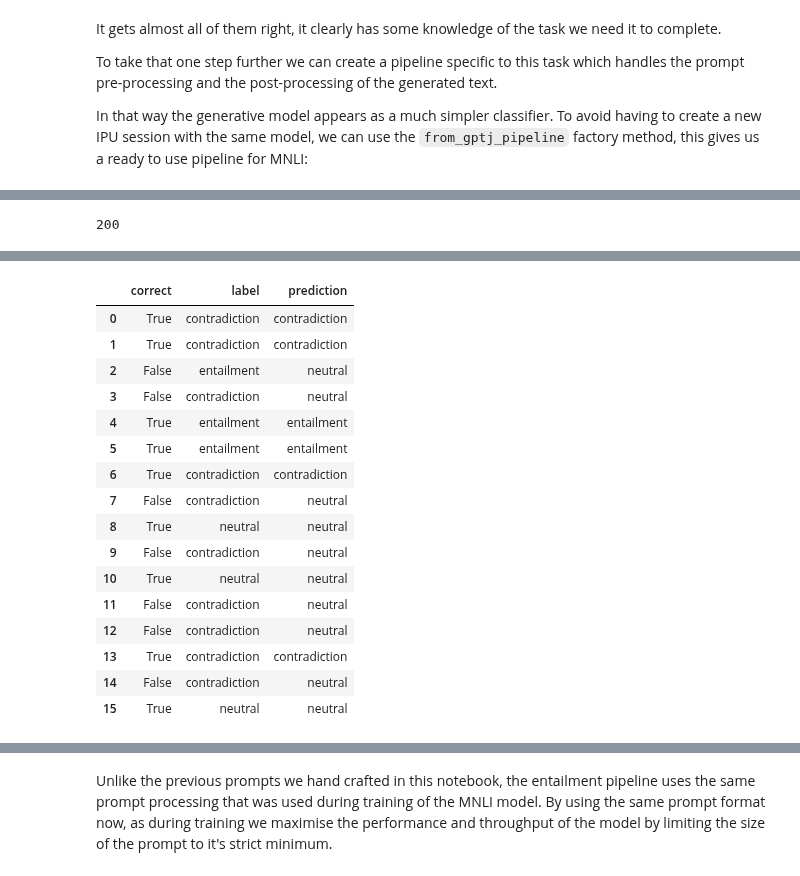
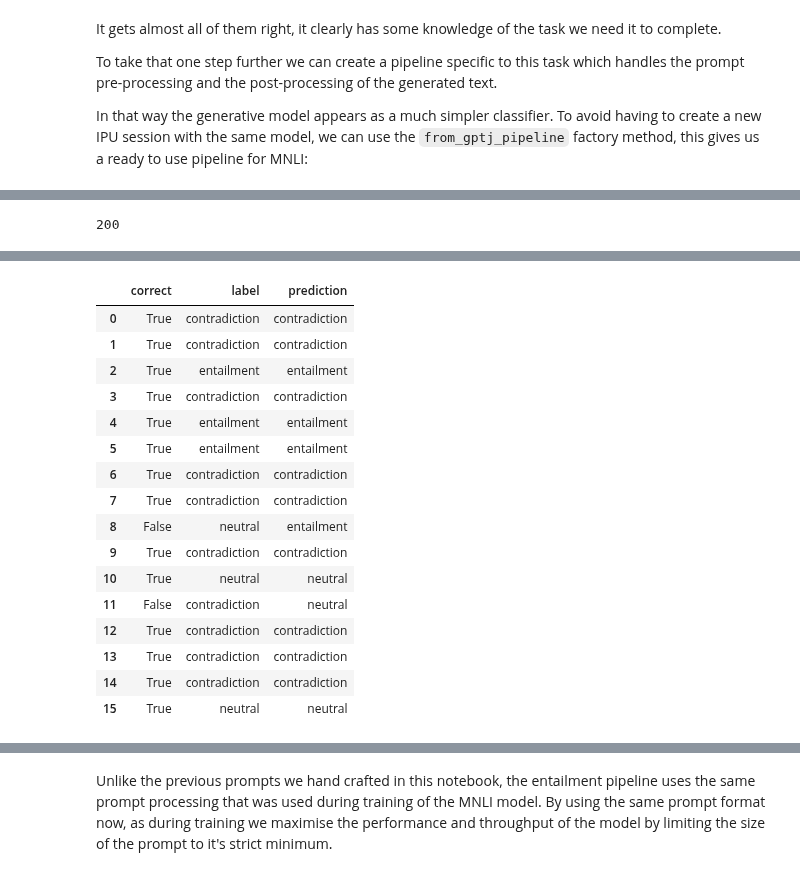
Before and after one commit to gradient-ai/Graphcore-Pytorch, a Jupyter notebook: gptj-text-generation/GPTJ-generative-inference.ipynb, the cells around one changed output, grey strips where cells are left out. Drawn from its saved outputs; the diff is of its cells as text; code cells hidden in the pictures.

```diff
--- a/gptj-text-generation/GPTJ-generative-inference.ipynb
+++ b/gptj-text-generation/GPTJ-generative-inference.ipynb
@@ -390,7 +401,7 @@ The checkpoint we will be using was fine-tuned on the Graphcore IPU and is hoste
 mnli_model = pipeline.IPUGPTJPipeline(
     config,
     "Graphcore/gptj-mnli",
-    sequence_length=512,
+    sequence_length=256,
     print_live=True,
 )
 # %% [output]
@@ -427,15 +439,20 @@ It got it right! Those sentences are contradictory. Now let's try our samples fr
 out = mnli_model(
     [
         entailment_prompt(hypothesis, premise)
-        for hypothesis, premise in zip(dataset[:16]["hypothesis"], dataset[:16]["premise"])
+        for hypothesis, premise in zip(
+            dataset[:16]["hypothesis"], dataset[:16]["premise"]
+        )
     ],
     print_live=True,
     output_length=10,
 )
 # Strip out everything in the output after new lines
-mnli_id_2_class = ["entailment", "neutral", "contradiction"]
+mnli_id_2_class = ["entailment", "neutral", "contradiction", "unknown"]
 [
-    (mnli_id_2_class[label], answer.splitlines()[0].strip().replace("<|endoftext|>", ""))
+    (
+        mnli_id_2_class[label],
+        answer.splitlines()[0].strip().replace("<|endoftext|>", ""),
+    )
     for label, answer in zip(dataset[:16]["label"], out)
 ]
 # %% [output]
@@ -475,7 +492,10 @@ Prompt: 'mnli hypothesis: Goodbye. premise: Hey there. target:' contradiction<|e
 ['contradiction']
 # %%
 sample_size = 200
-out = mnli_pipeline(dataset[:sample_size]["hypothesis"], dataset[:sample_size]["premise"])
+out = mnli_pipeline(
+    premise=dataset[:sample_size]["premise"],
+    hypothesis=dataset[:sample_size]["hypothesis"],
+)
 
 import pandas as pd
 
@@ -495,19 +515,19 @@ Prompt: 'mnli hypothesis: Your contribution helped make it possible for us to pr
 |  | correct | label | prediction |
 | 0 | True | contradiction | contradiction |
 | 1 | True | contradiction | contradiction |
-| 2 | False | entailment | neutral |
-| 3 | False | contradiction | neutral |
+| 2 | True | entailment | entailment |
+| 3 | True | contradiction | contradiction |
 | 4 | True | entailment | entailment |
 | 5 | True | entailment | entailment |
 | 6 | True | contradiction | contradiction |
-| 7 | False | contradiction | neutral |
-| 8 | True | neutral | neutral |
-| 9 | False | contradiction | neutral |
+| 7 | True | contradiction | contradiction |
+| 8 | False | neutral | entailment |
+| 9 | True | contradiction | contradiction |
 | 10 | True | neutral | neutral |
 | 11 | False | contradiction | neutral |
-| 12 | False | contradiction | neutral |
+| 12 | True | contradiction | contradiction |
 | 13 | True | contradiction | contradiction |
-| 14 | False | contradiction | neutral |
+| 14 | True | contradiction | contradiction |
 | 15 | True | neutral | neutral |
 # %%
 print(f"Got {results['correct'].sum()}/{len(results)} correct")
```
Also changed, not shown: parts of 19 cells of this notebook, 2 other files.
